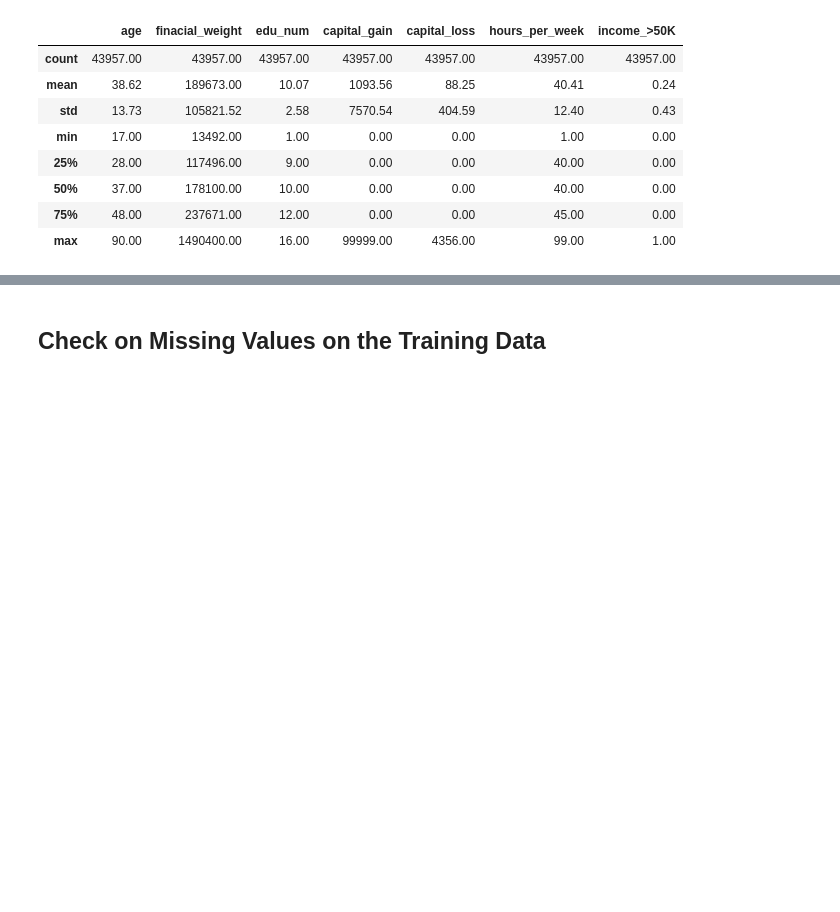
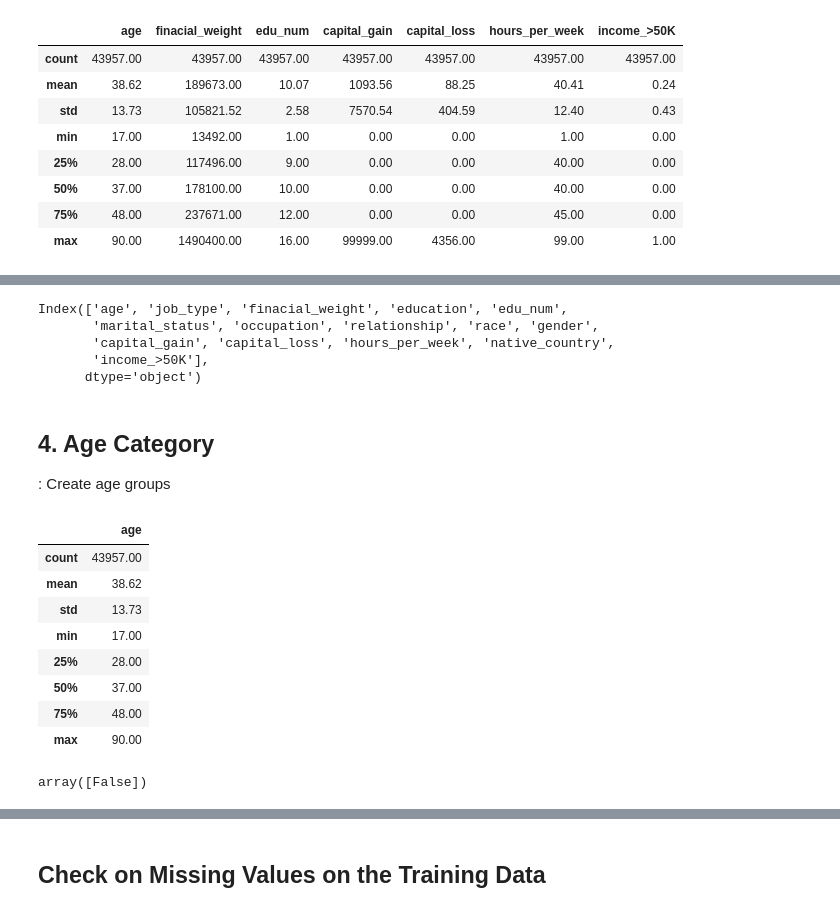
Before and after one commit to heesukjang/Income_Prediction, a Jupyter notebook: Income_Prediction.ipynb, the cells around one changed output, grey strips where cells are left out. Saved outputs shown, nothing was run; the diff lists cells and outputs as text; code cells hidden in the pictures; blank space fills up the shorter version.

```diff
--- a/Income_Prediction.ipynb
+++ b/Income_Prediction.ipynb
@@ -201,0 +294,27 @@ df_train.describe()
+# %%
+print(df_train.columns)
+# %% [output]
+Index(['age', 'job_type', 'finacial_weight', 'education', 'edu_num',
+       'marital_status', 'occupation', 'relationship', 'race', 'gender',
+       'capital_gain', 'capital_loss', 'hours_per_week', 'native_country',
+       'income_>50K'],
+      dtype='object')
+# %% [markdown]
+## 4. Age Category
+: Create age groups
+# %%
+df_train[['age']].describe()
+# %% [output]
+|  | age |
+| count | 43957.00 |
+| mean | 38.62 |
+| std | 13.73 |
+| min | 17.00 |
+| 25% | 28.00 |
+| 50% | 37.00 |
+| 75% | 48.00 |
+| max | 90.00 |
+# %%
+df_train['age'].isnull().unique()
+# %% [output]
+array([False])
```
Also changed, not shown: parts of 14 cells of this notebook.
